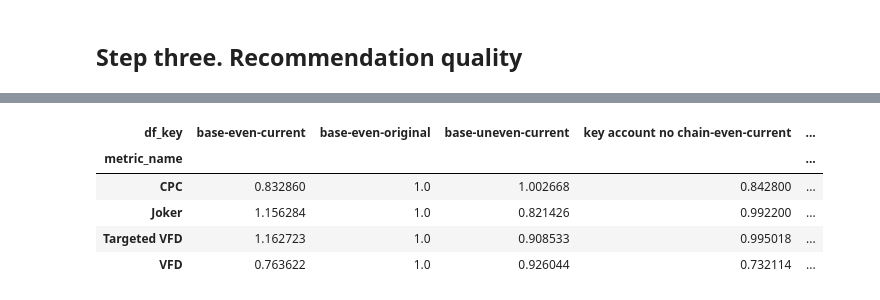
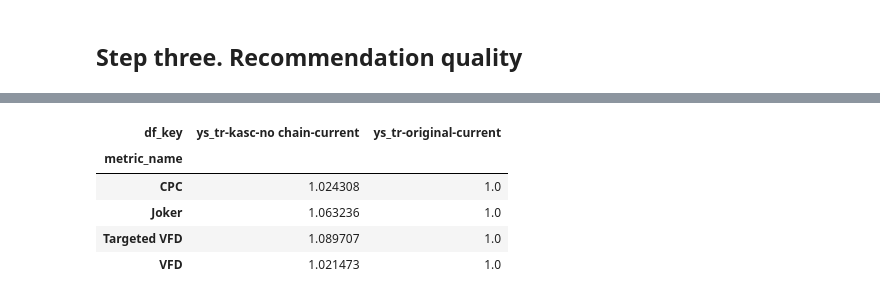
Before and after one commit to pdoupe/ad_hoc, a Jupyter notebook: cohorts/notebooks/cohort_selection.ipynb, the cells around one changed output, grey strips where cells are left out. Saved outputs shown, nothing was run; the diff lists cells and outputs as text; code cells hidden in the pictures.

```diff
--- a/cohorts/notebooks/cohort_selection.ipynb
+++ b/cohorts/notebooks/cohort_selection.ipynb
@@ -517,5 +435,5 @@ Total 'recommendation (KPIs)' DataFrames loaded: 8
 # %%
-base_key = 'base-even-recommendation (KPIs)-original'
+base_key = 'ys_tr-original-recommendation (KPIs)-current'
 dfs_without_base = {
     key: df for key, df in metrics_data_dfs.items() if key != base_key
 }
@@ -804,7 +753,7 @@ for metric_name, metric_columns_list in growth_metric_mapping.items():
                 raise KeyError(f"Missing required columns: {missing}")
 
             # Call the get_gaps function
-            gaps_df = get_gaps(loaded_df, metric_columns_list, fill_na=True) # Use fill_na=True as an example
+            gaps_df = get_gaps(loaded_df, metric_columns_list, fill_na=False) # Use fill_na=True as an example
 
             calculated_gaps_dfs[metric_name][df_key] = gaps_df
             print(f"    Successfully calculated gaps. Resulting DF shape: {gaps_df.shape}")
@@ -821,7 +770,8 @@ for metric_name, metric_columns_list in growth_metric_mapping.items():
             print(f"    [ERROR] {error_msg}")
         finally:
             print("-" * 60) # Separator for each DataFrame processing
-
+        if df_key == 'ys_tr-original-current' and metric_name == 'Joker':
+            debugging = gaps_df
 
 print("\n--- Gap Calculation Complete ---")
 if unprocessed_df_metrics:
@@ -1098,15 +1098,15 @@ Plot saved to: /Users/patrick.doupe/DH/ad_hoc/cohorts/figures/mean_performance_g
 # %%
-df_mean_gaps = final_gaps_df.groupby(['df_key', 'metric_name']).performance_gap.mean().reset_index()
-df_gap_pivoted = df_mean_gaps.pivot_table(index='metric_name', columns='df_key', values='performance_gap')
-df_gap_pivoted = df_gap_pivoted.div(df_gap_pivoted['base-even-original'], axis=0)
+df_mean_gaps = final_gaps_df.groupby(['df_key', 'metric_name']).pc_perf_gap.mean().reset_index()
+df_gap_pivoted = df_mean_gaps.pivot_table(index='metric_name', columns='df_key', values='pc_perf_gap')
+df_gap_pivoted = df_gap_pivoted.div(df_gap_pivoted['ys_tr-original-current'], axis=0)
 df_gap_pivoted
 # %% [output]
-| df_key | base-even-current | base-even-original | base-uneven-current | key account no chain-even-current | ... |
-| metric_name |  |  |  |  | ... |
-| CPC | 0.832860 | 1.0 | 1.002668 | 0.842800 | ... |
-| Joker | 1.156284 | 1.0 | 0.821426 | 0.992200 | ... |
-| Targeted VFD | 1.162723 | 1.0 | 0.908533 | 0.995018 | ... |
-| VFD | 0.763622 | 1.0 | 0.926044 | 0.732114 | ... |
+| df_key | ys_tr-kasc-no chain-current | ys_tr-original-current |
+| metric_name |  |  |
+| CPC | 1.024308 | 1.0 |
+| Joker | 1.063236 | 1.0 |
+| Targeted VFD | 1.089707 | 1.0 |
+| VFD | 1.021473 | 1.0 |
 # %%
 df_pivoted = df_outlier.pivot_table(index='value', columns='df_name', values='ms_w_manual')
 df_divided = df_pivoted.div(df_pivoted['original'], axis=0)
```
Also changed, not shown: parts of 59 cells of this notebook, 1 other file.
